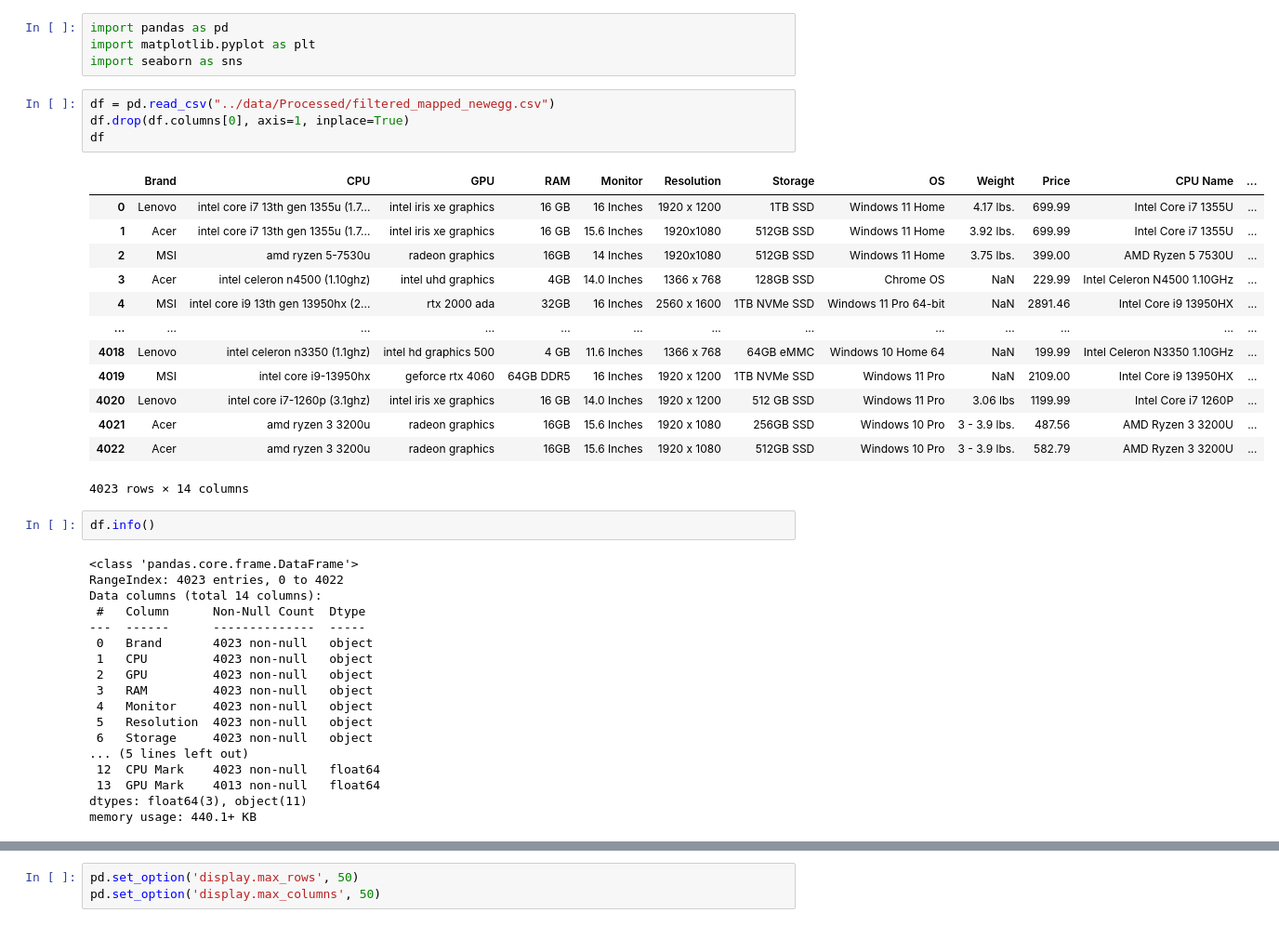
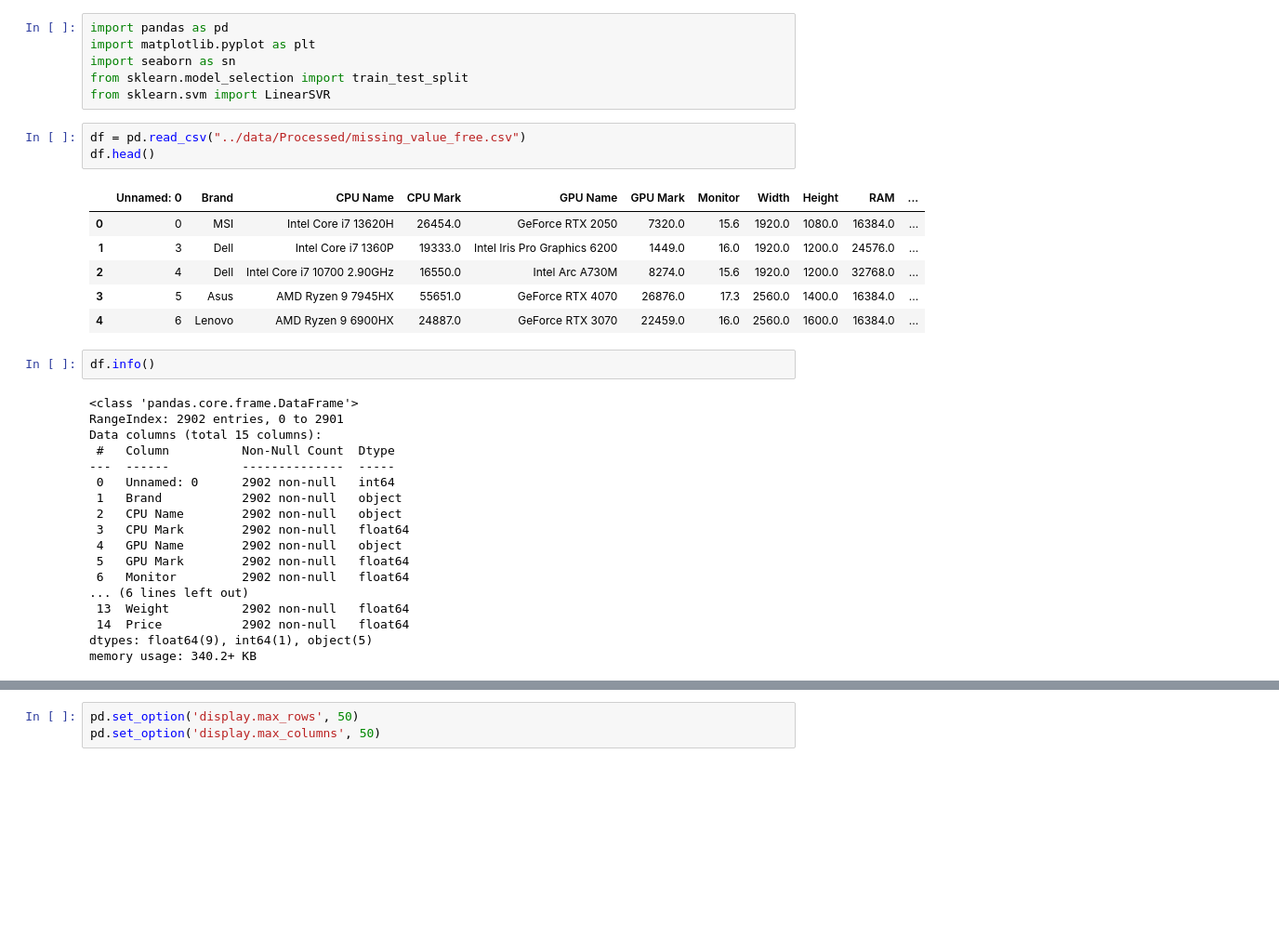
Before and after one commit to dtruong46me/laptop-prices-prediction, a Jupyter notebook: Modeling/svm_knn.ipynb, the cells around one changed output, grey strips where cells are left out. Shown at 93% size. Drawn from its saved outputs; the diff is of its cells as text; blank space fills up the shorter version.

Commit message:
add: mapping and compare data

```diff
--- a/Modeling/svm_knn.ipynb
+++ b/Modeling/svm_knn.ipynb
@@ -1,43 +1,37 @@
 # %%
 import pandas as pd
 import matplotlib.pyplot as plt
-import seaborn as sns
+import seaborn as sn
+from sklearn.model_selection import train_test_split
+from sklearn.svm import LinearSVR
 # %%
-df = pd.read_csv("../data/Processed/filtered_mapped_newegg.csv")
-df.drop(df.columns[0], axis=1, inplace=True)
-df
+df = pd.read_csv("../data/Processed/missing_value_free.csv")
+df.head()
 # %% [output]
-|  | Brand | CPU | GPU | RAM | Monitor | Resolution | Storage | OS | Weight | Price | CPU Name | ... |
-| 0 | Lenovo | intel core i7 13th gen 1355u (1.7... | intel iris xe graphics | 16 GB | 16 Inches | 1920 x 1200 | 1TB SSD | Windows 11 Home | 4.17 lbs. | 699.99 | Intel Core i7 1355U | ... |
-| 1 | Acer | intel core i7 13th gen 1355u (1.7... | intel iris xe graphics | 16 GB | 15.6 Inches | 1920x1080 | 512GB SSD | Windows 11 Home | 3.92 lbs. | 699.99 | Intel Core i7 1355U | ... |
-| 2 | MSI | amd ryzen 5-7530u | radeon graphics | 16GB | 14 Inches | 1920x1080 | 512GB SSD | Windows 11 Home | 3.75 lbs. | 399.00 | AMD Ryzen 5 7530U | ... |
-| 3 | Acer | intel celeron n4500 (1.10ghz) | intel uhd graphics | 4GB | 14.0 Inches | 1366 x 768 | 128GB SSD | Chrome OS | NaN | 229.99 | Intel Celeron N4500 1.10GHz | ... |
-| 4 | MSI | intel core i9 13th gen 13950hx (2... | rtx 2000 ada | 32GB | 16 Inches | 2560 x 1600 | 1TB NVMe SSD | Windows 11 Pro 64-bit | NaN | 2891.46 | Intel Core i9 13950HX | ... |
-| ... | ... | ... | ... | ... | ... | ... | ... | ... | ... | ... | ... | ... |
-| 4018 | Lenovo | intel celeron n3350 (1.1ghz) | intel hd graphics 500 | 4 GB | 11.6 Inches | 1366 x 768 | 64GB eMMC | Windows 10 Home 64 | NaN | 199.99 | Intel Celeron N3350 1.10GHz | ... |
-| 4019 | MSI | intel core i9-13950hx | geforce rtx 4060 | 64GB DDR5 | 16 Inches | 1920 x 1200 | 1TB NVMe SSD | Windows 11 Pro | NaN | 2109.00 | Intel Core i9 13950HX | ... |
-| 4020 | Lenovo | intel core i7-1260p (3.1ghz) | intel iris xe graphics | 16 GB | 14.0 Inches | 1920 x 1200 | 512 GB SSD | Windows 11 Pro | 3.06 lbs | 1199.99 | Intel Core i7 1260P | ... |
-| 4021 | Acer | amd ryzen 3 3200u | radeon graphics | 16GB | 15.6 Inches | 1920 x 1080 | 256GB SSD | Windows 10 Pro | 3 - 3.9 lbs. | 487.56 | AMD Ryzen 3 3200U | ... |
-| 4022 | Acer | amd ryzen 3 3200u | radeon graphics | 16GB | 15.6 Inches | 1920 x 1080 | 512GB SSD | Windows 10 Pro | 3 - 3.9 lbs. | 582.79 | AMD Ryzen 3 3200U | ... |
+|  | Unnamed: 0 | Brand | CPU Name | CPU Mark | GPU Name | GPU Mark | Monitor | Width | Height | RAM | ... |
+| 0 | 0 | MSI | Intel Core i7 13620H | 26454.0 | GeForce RTX 2050 | 7320.0 | 15.6 | 1920.0 | 1080.0 | 16384.0 | ... |
+| 1 | 3 | Dell | Intel Core i7 1360P | 19333.0 | Intel Iris Pro Graphics 6200 | 1449.0 | 16.0 | 1920.0 | 1200.0 | 24576.0 | ... |
+| 2 | 4 | Dell | Intel Core i7 10700 2.90GHz | 16550.0 | Intel Arc A730M | 8274.0 | 15.6 | 1920.0 | 1200.0 | 32768.0 | ... |
+| 3 | 5 | Asus | AMD Ryzen 9 7945HX | 55651.0 | GeForce RTX 4070 | 26876.0 | 17.3 | 2560.0 | 1400.0 | 16384.0 | ... |
+| 4 | 6 | Lenovo | AMD Ryzen 9 6900HX | 24887.0 | GeForce RTX 3070 | 22459.0 | 16.0 | 2560.0 | 1600.0 | 16384.0 | ... |
-4023 rows × 14 columns
 # %%
 df.info()
 # %% [output]
 <class 'pandas.core.frame.DataFrame'>
-RangeIndex: 4023 entries, 0 to 4022
-Data columns (total 14 columns):
- #   Column      Non-Null Count  Dtype
----  ------      --------------  -----
- 0   Brand       4023 non-null   object
- 1   CPU         4023 non-null   object
- 2   GPU         4023 non-null   object
- 3   RAM         4023 non-null   object
- 4   Monitor     4023 non-null   object
- 5   Resolution  4023 non-null   object
- 6   Storage     4023 non-null   object
-... (5 lines left out)
- 12  CPU Mark    4023 non-null   float64
- 13  GPU Mark    4013 non-null   float64
-dtypes: float64(3), object(11)
-memory usage: 440.1+ KB
+RangeIndex: 2902 entries, 0 to 2901
+Data columns (total 15 columns):
+ #   Column          Non-Null Count  Dtype
+---  ------          --------------  -----
+ 0   Unnamed: 0      2902 non-null   int64
+ 1   Brand           2902 non-null   object
+ 2   CPU Name        2902 non-null   object
+ 3   CPU Mark        2902 non-null   float64
+ 4   GPU Name        2902 non-null   object
+ 5   GPU Mark        2902 non-null   float64
+ 6   Monitor         2902 non-null   float64
+... (6 lines left out)
+ 13  Weight          2902 non-null   float64
+ 14  Price           2902 non-null   float64
+dtypes: float64(9), int64(1), object(5)
+memory usage: 340.2+ KB
 # %%
```
Also changed, not shown: parts of 48 cells of this notebook, 5 other files.
